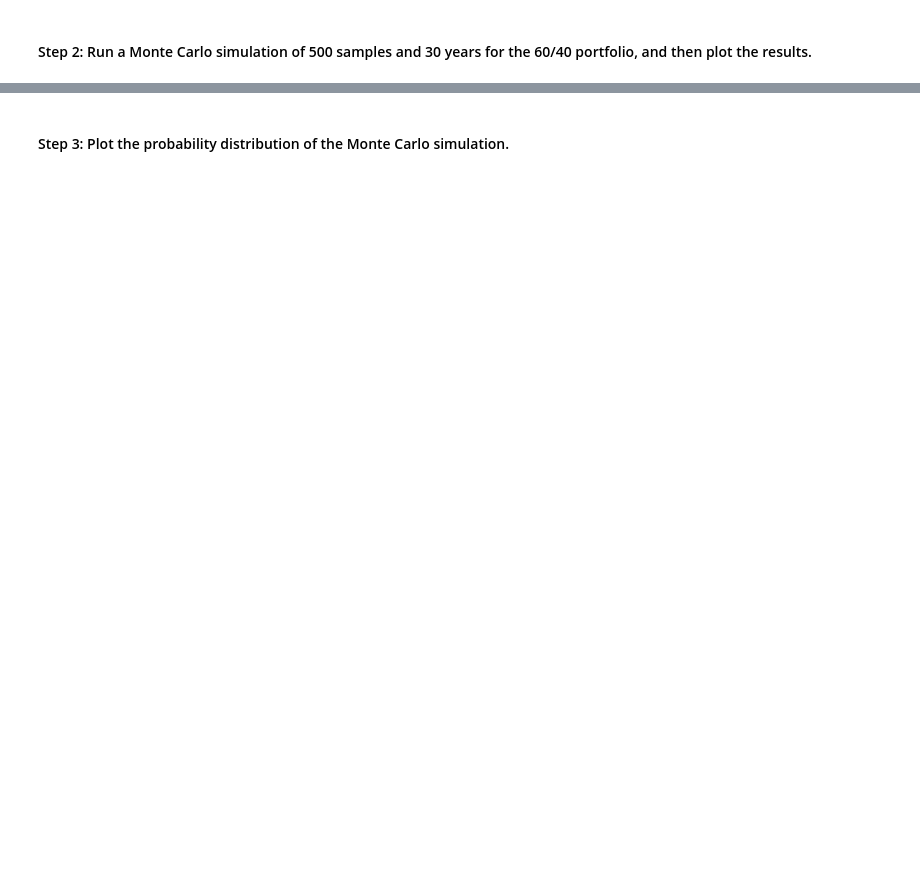
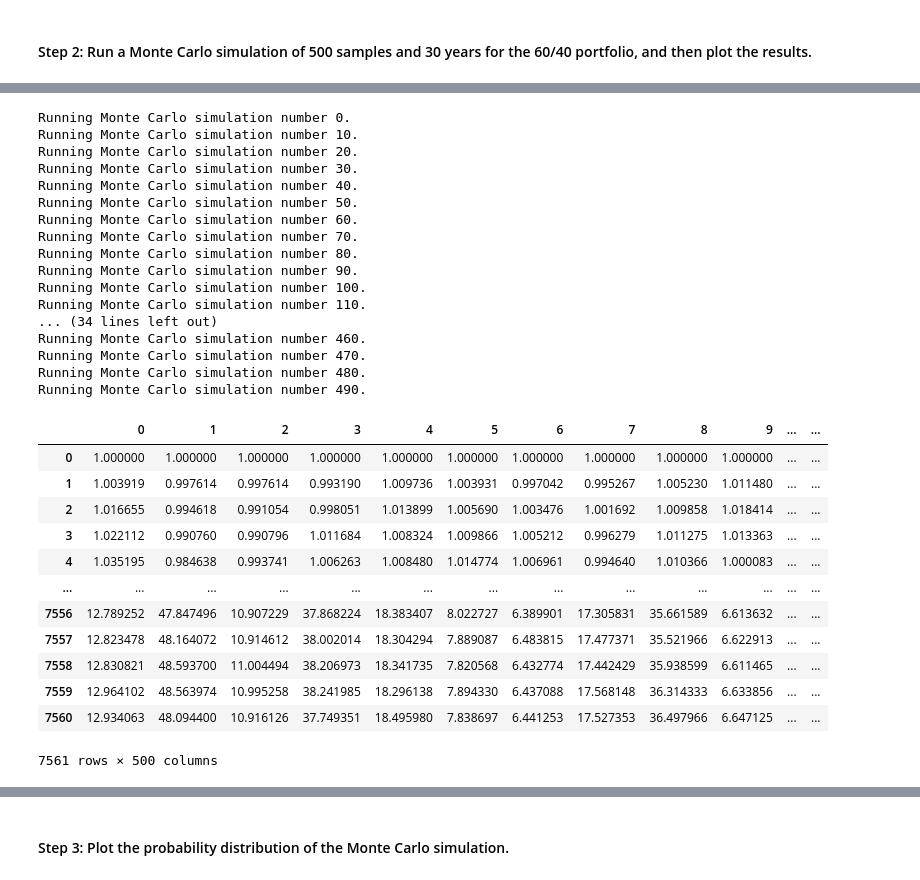
Before and after one commit to lindseyhardouin/Challenge_5, a Jupyter notebook: financial_planning_tools.ipynb, the cells around one changed output, grey strips where cells are left out. Saved outputs shown, nothing was run; the diff lists cells and outputs as text; code cells hidden in the pictures; blank space fills up the shorter version.

```diff
--- a/financial_planning_tools.ipynb
+++ b/financial_planning_tools.ipynb
@@ -512,6 +558,38 @@ In this section, you’ll use the MCForecastTools library to create a Monte Carl
 # %%
 # Run the Monte Carlo simulation to forecast 30 years cumulative returns
-# YOUR CODE HERE
+
+MC_60_40_weight.calc_cumulative_return()
+# %% [output]
+Running Monte Carlo simulation number 0.
+Running Monte Carlo simulation number 10.
+Running Monte Carlo simulation number 20.
+Running Monte Carlo simulation number 30.
+Running Monte Carlo simulation number 40.
+Running Monte Carlo simulation number 50.
+Running Monte Carlo simulation number 60.
+Running Monte Carlo simulation number 70.
+Running Monte Carlo simulation number 80.
+Running Monte Carlo simulation number 90.
+Running Monte Carlo simulation number 100.
+Running Monte Carlo simulation number 110.
+... (34 lines left out)
+Running Monte Carlo simulation number 460.
+Running Monte Carlo simulation number 470.
+Running Monte Carlo simulation number 480.
+Running Monte Carlo simulation number 490.
+|  | 0 | 1 | 2 | 3 | 4 | 5 | 6 | 7 | 8 | 9 | ... | ... |
+| 0 | 1.000000 | 1.000000 | 1.000000 | 1.000000 | 1.000000 | 1.000000 | 1.000000 | 1.000000 | 1.000000 | 1.000000 | ... | ... |
+| 1 | 1.003919 | 0.997614 | 0.997614 | 0.993190 | 1.009736 | 1.003931 | 0.997042 | 0.995267 | 1.005230 | 1.011480 | ... | ... |
+| 2 | 1.016655 | 0.994618 | 0.991054 | 0.998051 | 1.013899 | 1.005690 | 1.003476 | 1.001692 | 1.009858 | 1.018414 | ... | ... |
+| 3 | 1.022112 | 0.990760 | 0.990796 | 1.011684 | 1.008324 | 1.009866 | 1.005212 | 0.996279 | 1.011275 | 1.013363 | ... | ... |
+| 4 | 1.035195 | 0.984638 | 0.993741 | 1.006263 | 1.008480 | 1.014774 | 1.006961 | 0.994640 | 1.010366 | 1.000083 | ... | ... |
+| ... | ... | ... | ... | ... | ... | ... | ... | ... | ... | ... | ... | ... |
+| 7556 | 12.789252 | 47.847496 | 10.907229 | 37.868224 | 18.383407 | 8.022727 | 6.389901 | 17.305831 | 35.661589 | 6.613632 | ... | ... |
+| 7557 | 12.823478 | 48.164072 | 10.914612 | 38.002014 | 18.304294 | 7.889087 | 6.483815 | 17.477371 | 35.521966 | 6.622913 | ... | ... |
+| 7558 | 12.830821 | 48.593700 | 11.004494 | 38.206973 | 18.341735 | 7.820568 | 6.432774 | 17.442429 | 35.938599 | 6.611465 | ... | ... |
+| 7559 | 12.964102 | 48.563974 | 10.995258 | 38.241985 | 18.296138 | 7.894330 | 6.437088 | 17.568148 | 36.314333 | 6.633856 | ... | ... |
+| 7560 | 12.934063 | 48.094400 | 10.916126 | 37.749351 | 18.495980 | 7.838697 | 6.441253 | 17.527353 | 36.497966 | 6.647125 | ... | ... |
+7561 rows × 500 columns
 # %%
 # Visualize the 30-year Monte Carlo simulation by creating an
 # overlay line plot
```
Also changed, not shown: parts of 9 cells of this notebook.
